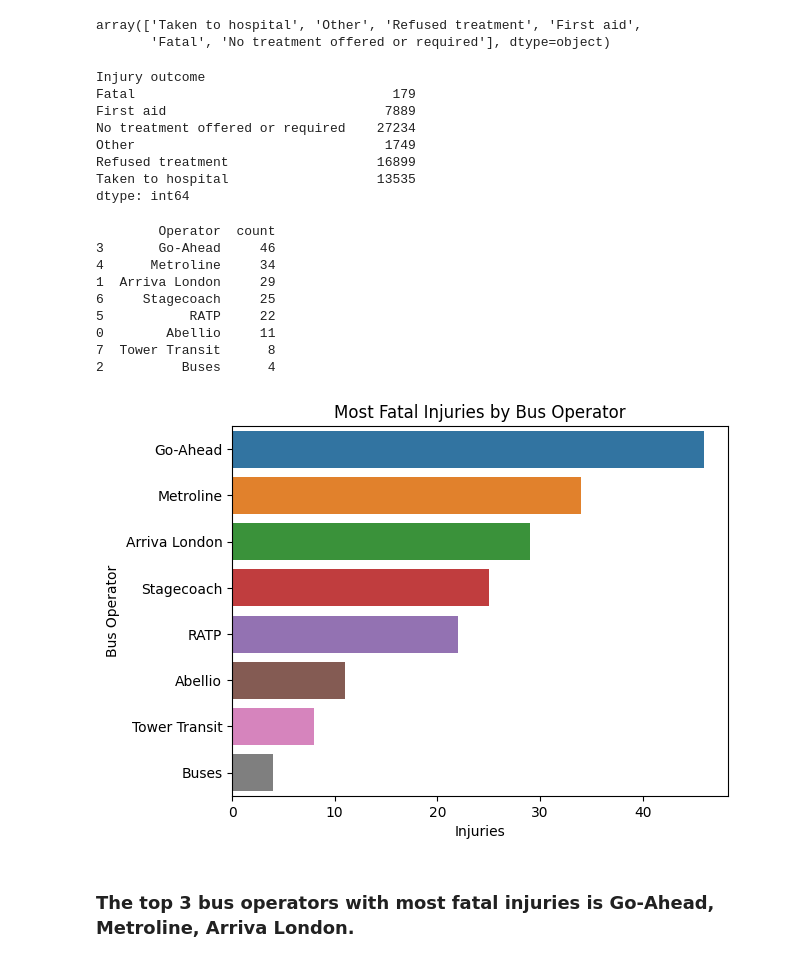
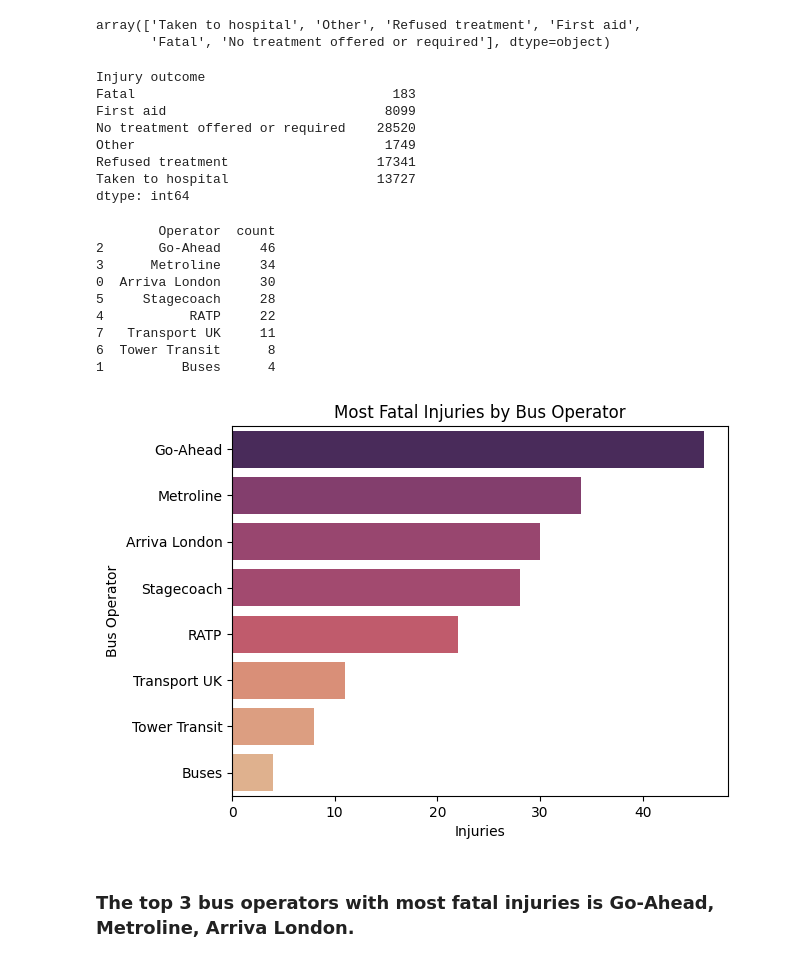
Before and after one commit to PancratiusV/London-Bus-Safety, a Jupyter notebook: London Bus Safety Performance.ipynb, the cells around one changed output. Saved outputs shown, nothing was run; the diff lists cells and outputs as text; code cells hidden in the pictures.

```diff
--- a/London Bus Safety Performance.ipynb
+++ b/London Bus Safety Performance.ipynb
@@ -6,7 +6,7 @@ import matplotlib.pyplot as plt
 # %% [markdown]
 # Reading in the data
 # %%
-df = pd.read_csv("injury-details-2024-q1.csv")
+df = pd.read_csv("injury-details-2024-q2.csv")
 df.head()
 # %% [output]
 |  | Date | Route | Operator | Borough | Garage | Incident type | Injury outcome | Victim category | Age | ... |
@@ -164,12 +164,12 @@ gp = df.groupby('Injury outcome').size()
 print(gp)
 # %% [output]
 Injury outcome
-Fatal                                 179
-First aid                            7889
-No treatment offered or required    27234
+Fatal                                 183
+First aid                            8099
+No treatment offered or required    28520
 Other                                1749
-Refused treatment                   16899
-Taken to hospital                   13535
+Refused treatment                   17341
+Taken to hospital                   13727
 dtype: int64
 # %%
 serious_df = df[df['Injury outcome'].str.contains('Fatal')]
@@ -178,21 +178,21 @@ operator_gp = serious_df.groupby('Operator')['Operator'].count().reset_index(nam
 print(operator_gp)
 # %% [output]
         Operator  count
-3       Go-Ahead     46
-4      Metroline     34
-1  Arriva London     29
-6     Stagecoach     25
-5           RATP     22
-0        Abellio     11
-7  Tower Transit      8
-2          Buses      4
+2       Go-Ahead     46
+3      Metroline     34
+0  Arriva London     30
+5     Stagecoach     28
+4           RATP     22
+7   Transport UK     11
+6  Tower Transit      8
+1          Buses      4
 # %%
-sns.barplot(data=operator_gp,x='count',y='Operator',palette=sns.color_palette(),hue='Operator')
+sns.barplot(data=operator_gp,x='count',y='Operator',palette='flare',hue='count',legend=False)
 plt.title("Most Fatal Injuries by Bus Operator")
 plt.ylabel('Bus Operator')
 plt.xlabel("Injuries")
-plt.savefig('Fatal Injuries.png')
+plt.savefig('images/Fatal Injuries.png',bbox_inches='tight')
 # %% [output]
-[figure, old version]
+[figure, new version]
 # %% [markdown]
 ### The top 3 bus operators with most fatal injuries is Go-Ahead, Metroline, Arriva London.
```
Also changed, not shown: parts of 9 cells of this notebook, 5 other files.
